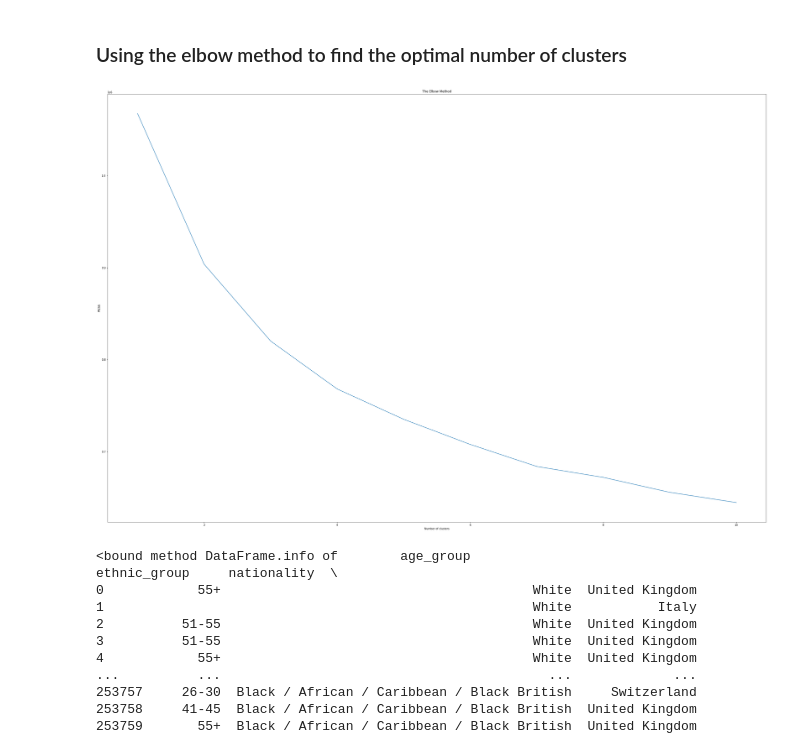
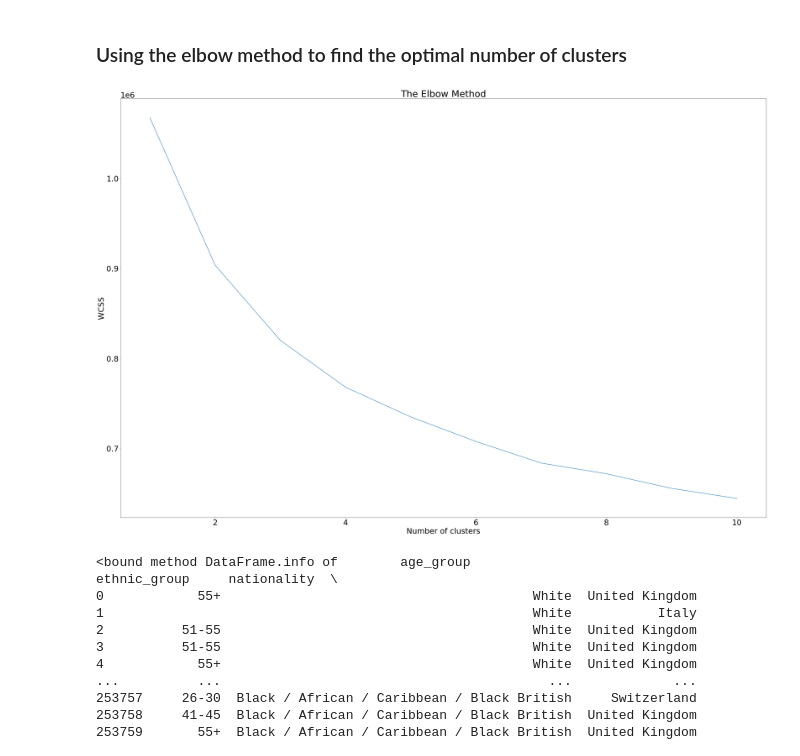
Before and after one commit to Mwen-A/orange-tech-sprint, a Jupyter notebook: dataset_upd.ipynb, the cells around one changed output. Saved outputs shown, nothing was run; the diff lists cells and outputs as text; code cells hidden in the pictures.

```diff
--- a/dataset_upd.ipynb
+++ b/dataset_upd.ipynb
@@ -231,19 +231,23 @@ plt.yticks(fontsize=45)
 # %%
 # K-Means clustering
 
 from sklearn.cluster import KMeans
 wcss = []
 for i in range(1, 11):
     kmeans = KMeans(n_clusters = i, init = 'k-means++', random_state = 42)
     kmeans.fit(df)
     wcss.append(kmeans.inertia_)
 plt.plot(range(1, 11), wcss)
 plt.title('The Elbow Method')
 plt.xlabel('Number of clusters')
 plt.ylabel('WCSS')
+# plt.xticks(fontsize=45)
+# plt.yticks(fontsize=45)
+plt.rcParams.update({'font.size': 30})
+
 plt.show()
 # %% [output]
-[figure, old version]
+[figure, new version]
 # %%
 df.info
 # %% [output]
```
Also changed, not shown: parts of 4 cells of this notebook.
